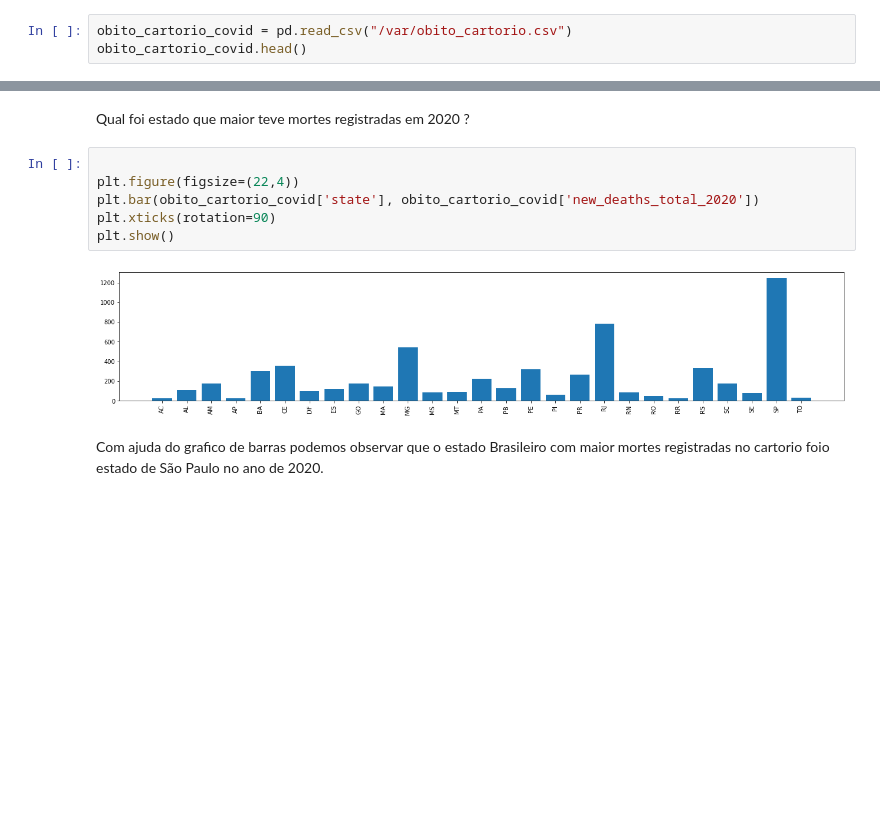
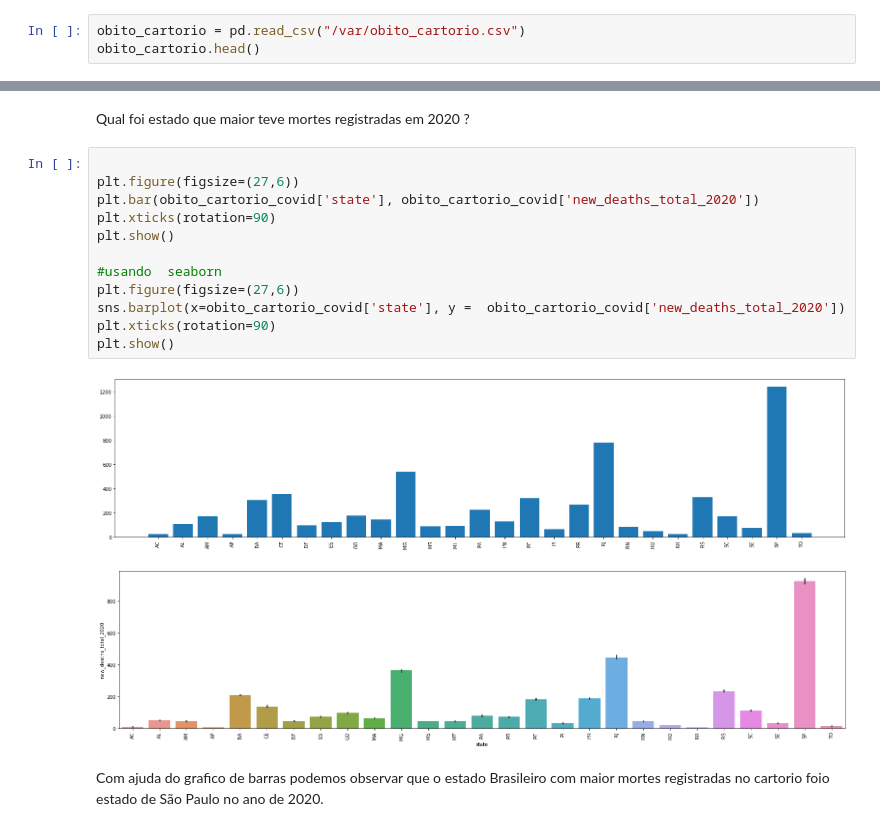
Before and after one commit to augustoberwaldt/mackenzie, a Jupyter notebook: tarefa4trilha4.ipynb, the cells around one changed output, grey strips where cells are left out. Saved outputs shown, nothing was run; the diff lists cells and outputs as text; blank space fills up the shorter version.

```diff
--- a/tarefa4trilha4.ipynb
+++ b/tarefa4trilha4.ipynb
@@ -37,6 +37,6 @@ dataset usado https://brasil.io/dataset/covid19/files/
 # %%
-obito_cartorio_covid = pd.read_csv("/var/obito_cartorio.csv")
-obito_cartorio_covid.head()
+obito_cartorio = pd.read_csv("/var/obito_cartorio.csv")
+obito_cartorio.head()
 # %% [output]
 |  | date | state | epidemiological_week_2019 | epidemiological_week_2020 | deaths_indeterminate_2019 | ... |
 | 0 | 2020-01-01 | AC | 1 | 1 | 0 | ... |
@@ -56,11 +56,18 @@ print(total_mortes_resgistrada2020)
 Qual foi estado que maior teve mortes registradas em 2020 ?
 # %%
 
-plt.figure(figsize=(22,4))
+plt.figure(figsize=(27,6))
 plt.bar(obito_cartorio_covid['state'], obito_cartorio_covid['new_deaths_total_2020'])
 plt.xticks(rotation=90)
 plt.show()
+
+#usando  seaborn
+plt.figure(figsize=(27,6))
+sns.barplot(x=obito_cartorio_covid['state'], y =  obito_cartorio_covid['new_deaths_total_2020'])
+plt.xticks(rotation=90)
+plt.show()
 # %% [output]
-[figure, old version]
+[figure, new version]
+[figure, added]
 # %% [markdown]
 Com ajuda do grafico de barras podemos observar que o estado Brasileiro com maior mortes registradas no cartorio foio  estado de São Paulo no ano de 2020.
```
Also changed, not shown: parts of 10 cells of this notebook.
